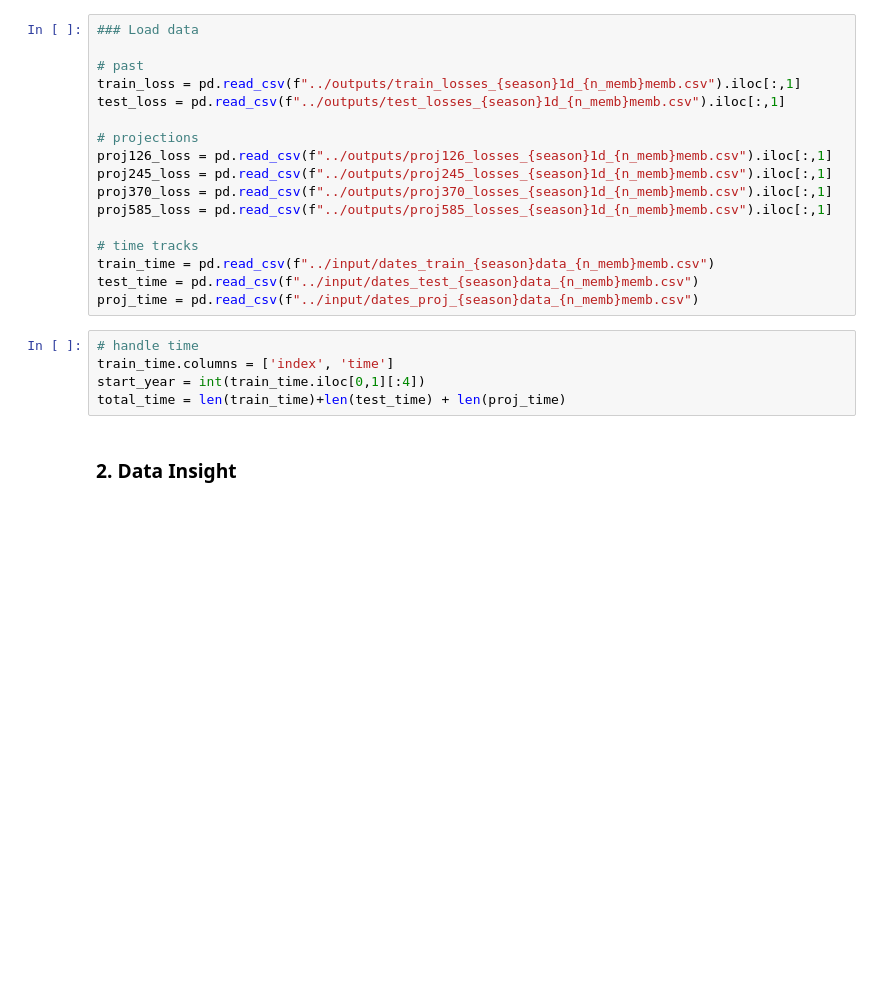
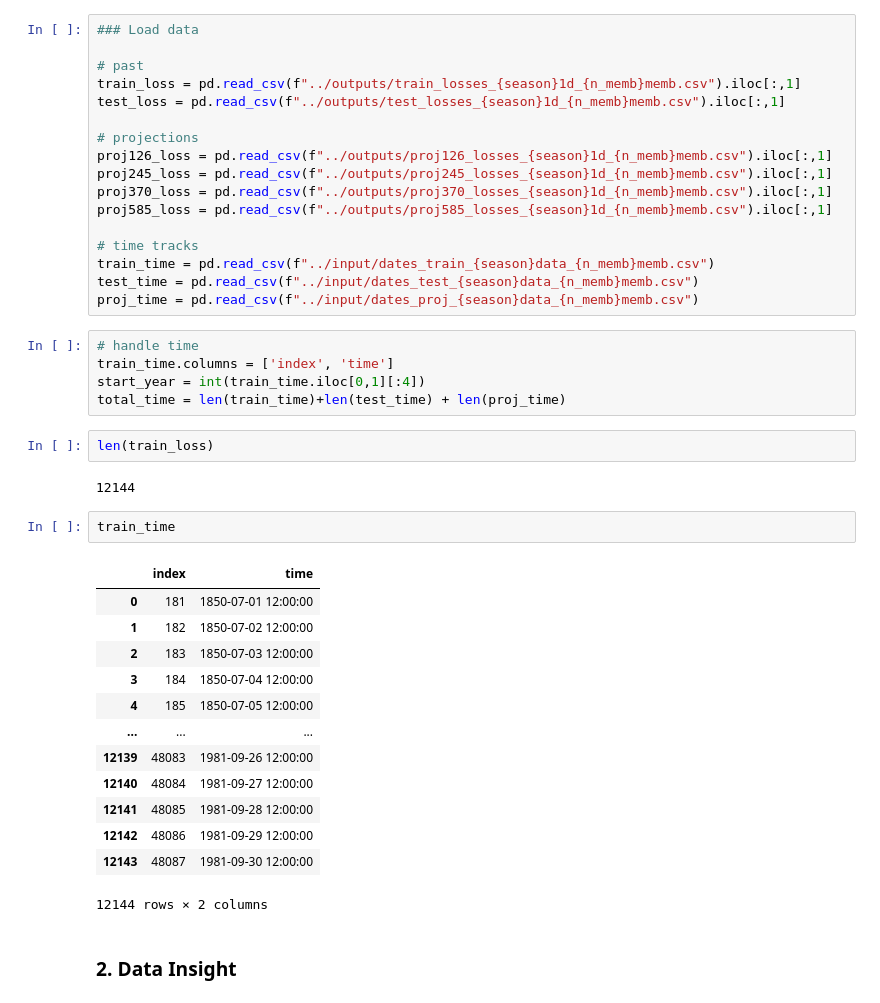
Before and after one commit to cerfacs-globc/xtclim, a Jupyter notebook: src/scenario_season_comparison.ipynb, the cells around one changed output. Cells and saved outputs as stored; diff of their text form; blank space fills up the shorter version.

Commit message:
extend_train_1850

```diff
--- a/src/scenario_season_comparison.ipynb
+++ b/src/scenario_season_comparison.ipynb
@@ -49,6 +49,26 @@ proj_time = pd.read_csv(f"../input/dates_proj_{season}data_{n_memb}memb.csv")
 train_time.columns = ['index', 'time']
 start_year = int(train_time.iloc[0,1][:4])
 total_time = len(train_time)+len(test_time) + len(proj_time)
+# %%
+len(train_loss)
+# %% [output]
+12144
+# %%
+train_time
+# %% [output]
+|  | index | time |
+| 0 | 181 | 1850-07-01 12:00:00 |
+| 1 | 182 | 1850-07-02 12:00:00 |
+| 2 | 183 | 1850-07-03 12:00:00 |
+| 3 | 184 | 1850-07-04 12:00:00 |
+| 4 | 185 | 1850-07-05 12:00:00 |
+| ... | ... | ... |
+| 12139 | 48083 | 1981-09-26 12:00:00 |
+| 12140 | 48084 | 1981-09-27 12:00:00 |
+| 12141 | 48085 | 1981-09-28 12:00:00 |
+| 12142 | 48086 | 1981-09-29 12:00:00 |
+| 12143 | 48087 | 1981-09-30 12:00:00 |
+12144 rows × 2 columns
 # %% [markdown]
 ### 2. Data Insight
 # %%
```
Also changed, not shown: parts of 18 cells of this notebook, 4 other files.
